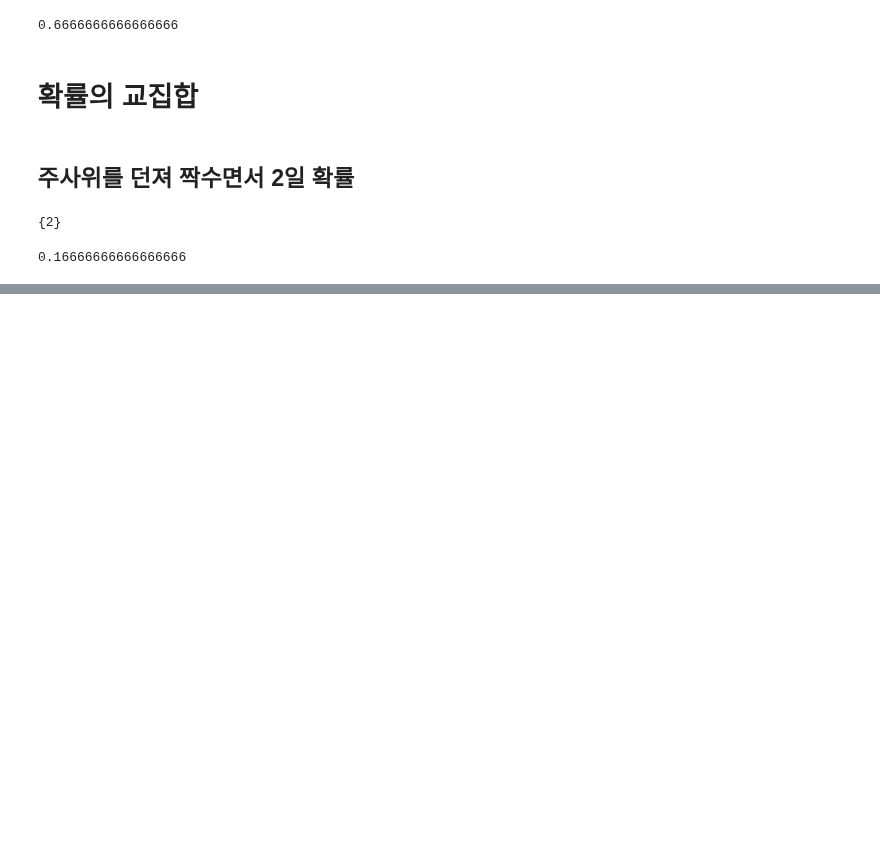
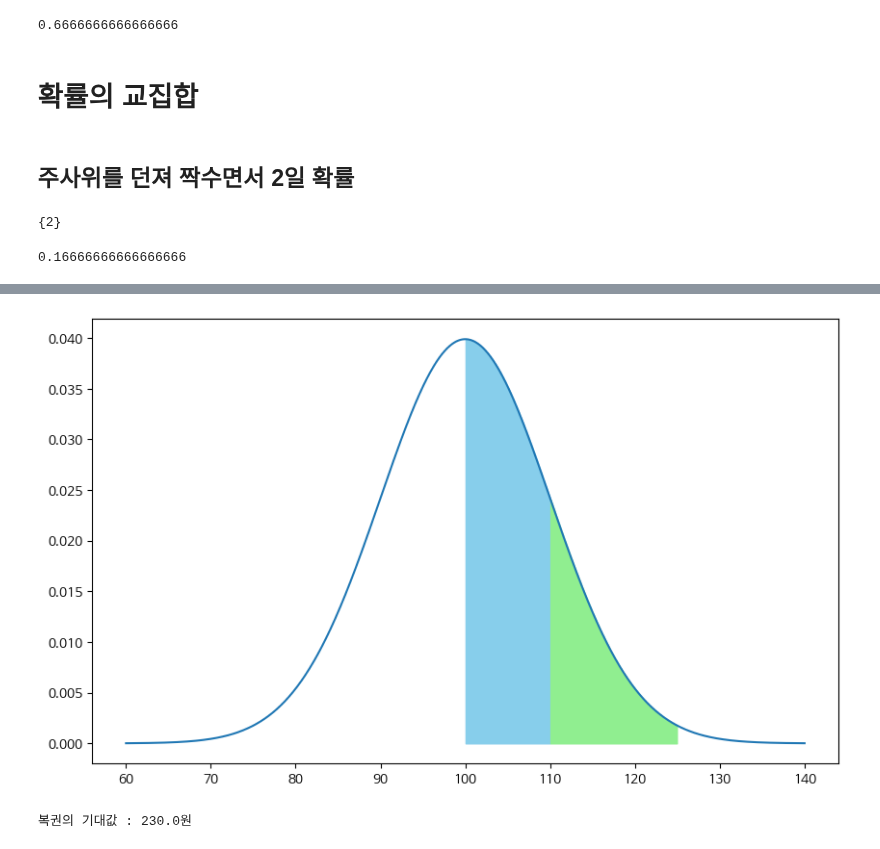
Before and after one commit to Telkem/hipython_rep, a Jupyter notebook: 21_확률.ipynb, the cells around one changed output, grey strips where cells are left out. Cells and saved outputs as stored; diff of their text form; code cells hidden in the pictures; blank space fills up the shorter version.

```diff
--- a/21_확률.ipynb
+++ b/21_확률.ipynb
@@ -101,0 +221,22 @@ P_B_and_A
+# %%
+# 시각화
+x = np.linspace(mu-4*sigma, mu+4*sigma, 1000)
+y = norm.pdf(x, mu, sigma)
+plt.plot(x,y)
+plt.fill_between(x,y, where=(x>=100)&(x<=110), color='skyblue')
+plt.fill_between(x,y, where=(x>110)&(x<=125), color='lightgreen')
+plt.show()
+# %% [output]
+[figure, added]
+# %%
+# 기대값
+data = {
+    '상금' : [0,100,1000], #X
+    '확률' : [0.5,0.3,0.2] #f(X)
+}
+
+df = pd.DataFrame(data)
+df['exp_value'] = df['상금'] * df['확률']
+print(f'복권의 기대값 : {df['exp_value'].sum()}원')
+# %% [output]
+복권의 기대값 : 230.0원
```
Also changed, not shown: parts of 37 cells of this notebook.
